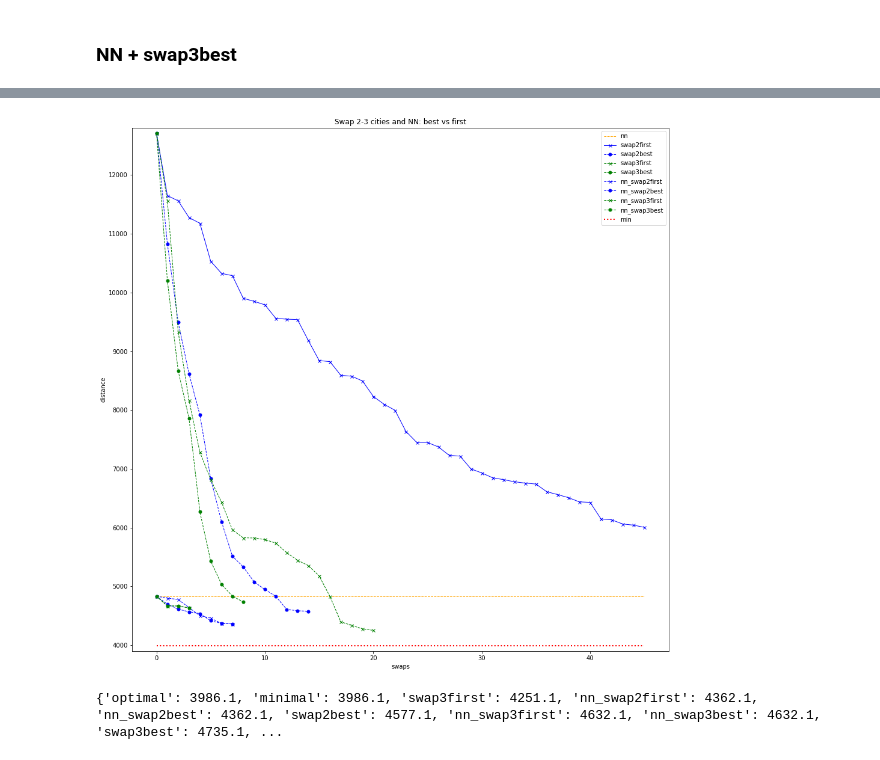
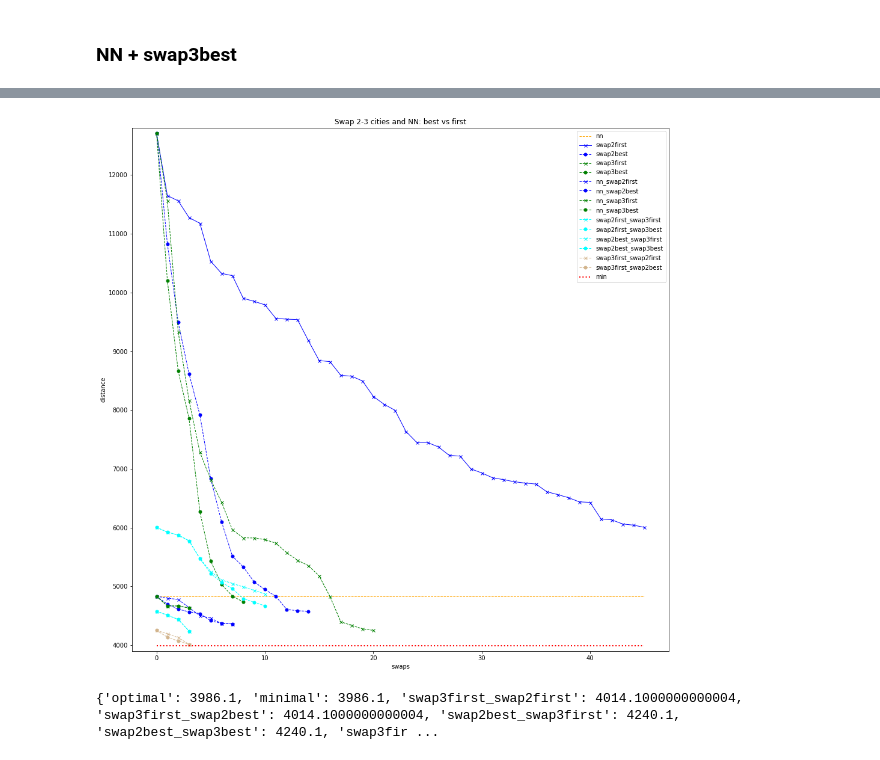
Before and after one commit to ysereda/Traveling_Salesman, a Jupyter notebook: Traveling_Salesman.ipynb, the cells around one changed output, grey strips where cells are left out. Drawn from its saved outputs; the diff is of its cells as text; code cells hidden in the pictures.

```diff
--- a/Traveling_Salesman.ipynb
+++ b/Traveling_Salesman.ipynb
@@ -720,0 +898,14 @@ Distance = 4632.1
+# %%
+r = r_swap3first[:]; d_min=d_swap3first; dm_swap3first_swap2best=[d_swap3first]; i_swap3first_swap2best=[0]; j_swap3first_swap2best=[0]; k_swap3first_swap2best=[0]; dc_swap3first_swap2best=[0];
+while swap2best():
+    dm_swap3first_swap2best.append(d_min)
+    i_swap3first_swap2best.append(i_opt)
+    j_swap3first_swap2best.append(j_opt)
+    k_swap3first_swap2best.append(k_opt)
+    dc_swap3first_swap2best.append(dc_min)
+d_swap3first_swap2best = d_min
+r_swap3first_swap2best = r
+print("dm_swap3first_swap2best =",dm_swap3first_swap2best)
+ver(r)
+plt.figure(1, figsize=(10,10))
+plt.plot(dm_swap3first_swap2best)
@@ -721,37 +922,49 @@ Distance = 4632.1
 # %%
 plt.figure(1, figsize=(16,16))
 plt.title('Swap 2-3 cities and NN: best vs first', loc='center')
-plt.plot(np.array([d_nn]*len(d_swap2first)), color='orange', linestyle='dashed', linewidth=1)
-plt.plot(d_swap2first, color='blue', marker='x', linestyle='solid', linewidth=1, markersize=5)
-plt.plot(d_swap2best, color='blue', marker='o', linestyle='dashed', linewidth=1, markersize=5)
-plt.plot(d_swap3first, color='green', marker='x', linestyle='dashed', linewidth=1, markersize=5)
-plt.plot(d_swap3best, color='green', marker='o', linestyle='dashed', linewidth=1, markersize=5)
-plt.plot(d_nn_swap2first, color='blue', marker='x', linestyle='dashed', linewidth=1, markersize=5)
-plt.plot(d_nn_swap2best, color='blue', marker='o', linestyle='dashed', linewidth=1, markersize=5)
-plt.plot(d_nn_swap3first, color='green', marker='x', linestyle='dashed', linewidth=1, markersize=5)
-plt.plot(d_nn_swap3best, color='green', marker='o', linestyle='dashed', linewidth=1, markersize=5)
-plt.plot(np.array([d_minimal]*len(d_swap2first)), color='red', linestyle='dotted', linewidth=2)
+plt.plot(np.array([d_nn]*len(dm_swap2first)), color='orange', linestyle='dashed', linewidth=1)
+plt.plot(dm_swap2first, color='blue', marker='x', linestyle='solid', linewidth=1, markersize=5)
+plt.plot(dm_swap2best, color='blue', marker='o', linestyle='dashed', linewidth=1, markersize=5)
+plt.plot(dm_swap3first, color='green', marker='x', linestyle='dashed', linewidth=1, markersize=5)
+plt.plot(dm_swap3best, color='green', marker='o', linestyle='dashed', linewidth=1, markersize=5)
+plt.plot(dm_nn_swap2first, color='blue', marker='x', linestyle='dashed', linewidth=1, markersize=5)
+plt.plot(dm_nn_swap2best, color='blue', marker='o', linestyle='dashed', linewidth=1, markersize=5)
+plt.plot(dm_nn_swap3first, color='green', marker='x', linestyle='dashed', linewidth=1, markersize=5)
+plt.plot(dm_nn_swap3best, color='green', marker='o', linestyle='dashed', linewidth=1, markersize=5)
+plt.plot(dm_swap2first_swap3first, color='cyan', marker='x', linestyle='dashed', linewidth=1, markersize=5)
+plt.plot(dm_swap2first_swap3best, color='cyan', marker='o', linestyle='dashed', linewidth=1, markersize=5)
+plt.plot(dm_swap2best_swap3first, color='cyan', marker='x', linestyle='dashed', linewidth=1, markersize=5)
+plt.plot(dm_swap2best_swap3best, color='cyan', marker='o', linestyle='dashed', linewidth=1, markersize=5)
+plt.plot(dm_swap3first_swap2first, color='tan', marker='x', linestyle='dashed', linewidth=1, markersize=5)
+plt.plot(dm_swap3first_swap2best, color='tan', marker='o', linestyle='dashed', linewidth=1, markersize=5)
+plt.plot(np.array([d_minimal]*len(dm_swap2first)), color='red', linestyle='dotted', linewidth=2)
 plt.xlabel("swaps")
 plt.ylabel("distance")
 plt.ylim([3900, 12800])
-plt.legend(["nn", "swap2first", "swap2best", "swap3first", "swap3best", "nn_swap2first", "nn_swap2best", "nn_swap3first", "nn_swap3best", "min"])
+plt.legend(["nn", "swap2first", "swap2best", "swap3first", "swap3best", "nn_swap2first", "nn_swap2best", "nn_swap3first", "nn_swap3best", "swap2first_swap3first", "swap2first_swap3best", "swap2best_swap3first", "swap2best_swap3best", "swap3first_swap2first", "swap3first_swap2best", "min"])
 plt.show()
 # %% [output]
-[figure, old version]
+[figure, new version]
 # %%
 d_best = {"nn":d_nn,
-          "swap2first":d_swap2first[-1],
-          "swap2best":d_swap2best[-1],
-          "swap3first":d_swap3first[-1],
-          "swap3best":d_swap3best[-1],
-          "nn_swap2first":d_nn_swap2first[-1],
-          "nn_swap2best":d_nn_swap2best[-1],
-          "nn_swap3first":d_nn_swap3first[-1],
-          "nn_swap3best":d_nn_swap3best[-1],
+          "swap2first":d_swap2first,
+          "swap2best":d_swap2best,
+          "swap3first":d_swap3first,
+          "swap3best":d_swap3best,
+          "nn_swap2first":d_nn_swap2first,
+          "nn_swap2best":d_nn_swap2best,
+          "nn_swap3first":d_nn_swap3first,
+          "nn_swap3best":d_nn_swap3best,
+          "swap2first_swap3first":d_swap2first_swap3first,
+          "swap2first_swap3best":d_swap2first_swap3best,
+          "swap2best_swap3first":d_swap2best_swap3first,
+          "swap2best_swap3best":d_swap2best_swap3best,
+          "swap3first_swap2first":d_swap3first_swap2first,
+          "swap3first_swap2best":d_swap3first_swap2best,
           "optimal":d_opt,
           "minimal":d_minimal}
 d_best = sorted(d_best.items(), key=lambda x:x[1])
 sortdict = dict(d_best)
 print(sortdict)
 # %% [output]
-{'optimal': 3986.1, 'minimal': 3986.1, 'swap3first': 4251.1, 'nn_swap2first': 4362.1, 'nn_swap2best': 4362.1, 'swap2best': 4577.1, 'nn_swap3first': 4632.1, 'nn_swap3best': 4632.1, 'swap3best': 4735.1, ...
+{'optimal': 3986.1, 'minimal': 3986.1, 'swap3first_swap2first': 4014.1000000000004, 'swap3first_swap2best': 4014.1000000000004, 'swap2best_swap3first': 4240.1, 'swap2best_swap3best': 4240.1, 'swap3fir ...
```
Also changed, not shown: parts of 20 cells of this notebook, 1 other file.
